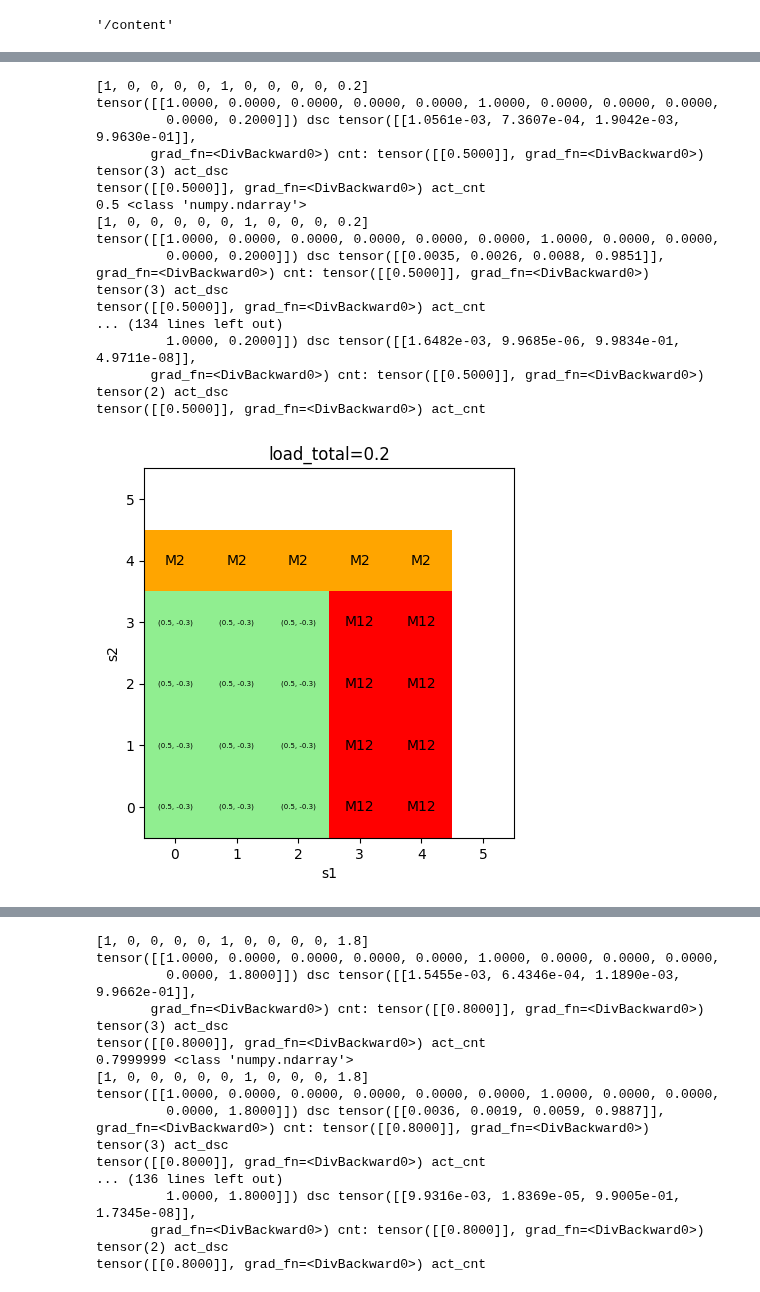
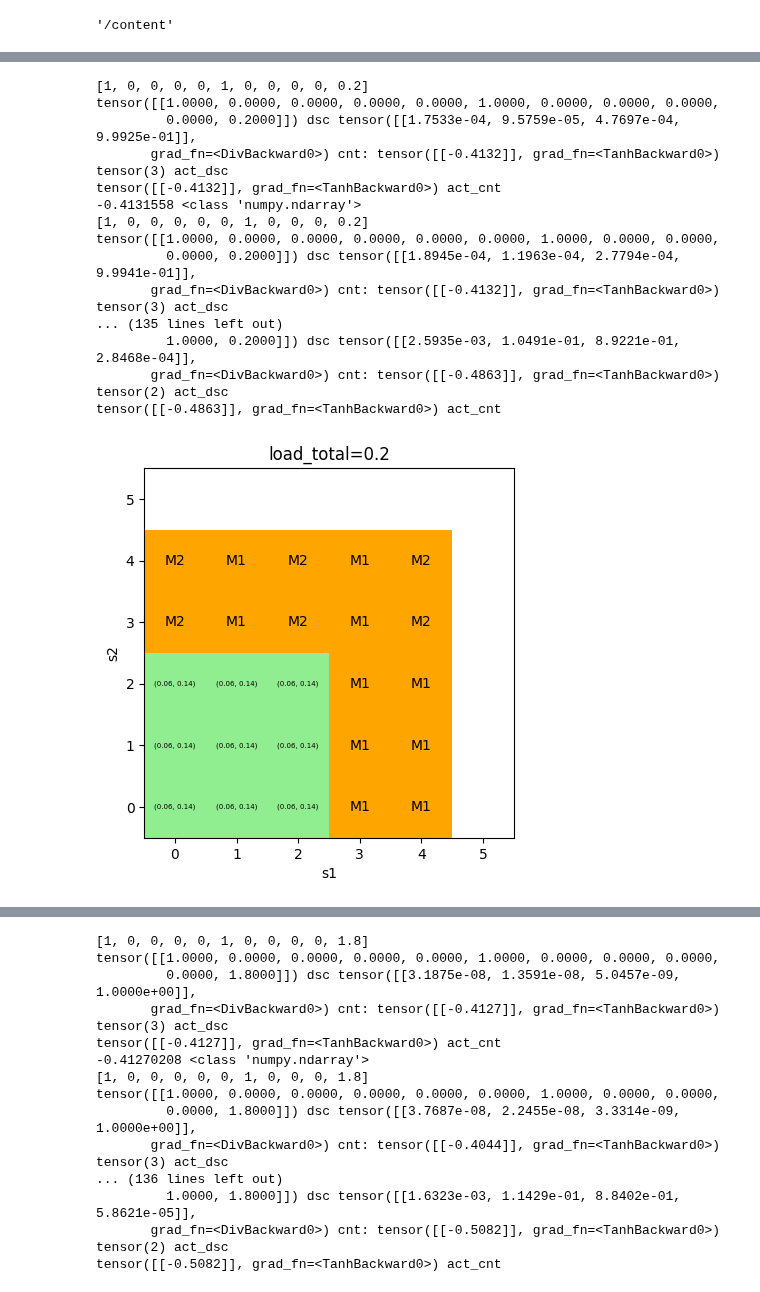
Before and after one commit to AbeTetsuyaR/AbePPO, a Jupyter notebook: AbePPO0807.ipynb, the cells around one changed output, grey strips where cells are left out. Cells and saved outputs as stored; diff of their text form; code cells hidden in the pictures.

```diff
--- a/AbePPO0807.ipynb
+++ b/AbePPO0807.ipynb
@@ -145,8 +145,12 @@ class Environment:
 
 
 
-    def operation(self, replacements, load1):
+    def operation(self, replacements, load_rate):
         reward = 0
+        #print(load_rate)
+        load_max=min(self.load_total,1)
+        load_min=max(self.load_total -1,0)
+        load1=load_min + (load_max-load_min)*load_rate
 
         speeds=[load1,0]
         #生産速度の調整
@@ -163,8 +167,8 @@ class Environment:
         if replacements==[1,1]: #稼働継続
           # パラメータの設定
           scales=[0,0]
-          shape0 = 0.69  # ガンマ分布のパラメータ v1 用 0.69
-          shape1 = 0.69  # ガンマ分布のパラメータ v2 用
+          shape0 = 0.69*100  # ガンマ分布のパラメータ v1 用 0.69 100倍にしてみる
+          shape1 = 0.69*100  # ガンマ分布のパラメータ v2 用
           tau = 0.5  # ケンドールの順位相関係数
 
           theta = 1 / (1 - tau)
@@ -188,6 +192,8 @@ class Environment:
           #尺度パラメータ計算
           for i in range(self.n_units):
             scales[i]=6.491*(speeds[i]**2)+0.726
+            scales[i]=scales[i]/100 #1/100倍にしてみる
+
 
           # 一様分布から独立にサンプリング
           u = uniform.rvs(size=1)
@@ -462,11 +468,12 @@ class ActorNetwork(nn.Module):
         #連続行動の分布
         mean = self.mean(x3)
         #mean = self.softmax(mean)
-        mean = self.Tanh(mean)/2+0.5#[0,1]に補正
+        #mean = self.Tanh(mean)/2+0.5#[0,1]に補正
+        mean = self.Tanh(mean)
 
-        load_max=min(state[0,-1].item(),1)
-        load_min=max(state[0,-1].item() -1,0)
-        mean=load_min + (load_max-load_min)*mean
+        #load_max=min(state[0,-1].item(),1) #operationへ移動
+        #load_min=max(state[0,-1].item() -1,0)
+        #mean=load_min + (load_max-load_min)*mean
 
         #mean = mean.masked_fill(second_mask, -1) #セカンドマスク
 
@@ -499,13 +506,13 @@ class ActorNetwork(nn.Module):
 
         alpha = ((1 - mean_clamped) / variance_clamped - 1 / mean_clamped) * (mean_clamped ** 2)
         beta = alpha * (1 / mean_clamped - 1)
-
+        #print("After:", mean)
         # これらの値が正であることを保証
         alpha = torch.max(alpha, torch.tensor(epsilon))
         beta = torch.max(beta, torch.tensor(epsilon))
 
-        #dist_cnt = torch.distributions.Normal(loc=mean, scale=std) #1次元化のため
-        dist_cnt = torch.distributions.Beta(alpha, beta) #ベータ分布にしてみる
+        dist_cnt = torch.distributions.Normal(loc=mean, scale=std) #1次元化のため
+        #dist_cnt = torch.distributions.Beta(alpha, beta) #ベータ分布にしてみる
         #print(state[0,-1].item(),mean)
 
 
@@ -745,7 +752,7 @@ agent = Agent(n_units=n_units,
               n_epochs=n_epochs)
 env = Environment()
 # %%
-num_episode = 16*2*32 #4*16*2で30分
+num_episode = 8*16*2 #8*16*4で90分
 best_reward = -np.inf
 episode_reward_history = []
 avg_cost = 0
@@ -774,11 +781,11 @@ for episode in range(num_episode):
         elif sum(act_dsc_list) == 0:
             three_action += 1
         act_cnt_np = act_cnt.squeeze().cpu().numpy().copy()
-        act_cnt_np = act_cnt_np * 0.5 + 0.5
+        act_cnt_np = act_cnt_np * 0.5 + 0.5 #補正
         #print(act_dsc_list,act_cnt_np)
         reward, level_ohe_next, load_total_next= env.operation(act_dsc_list,act_cnt_np)
 
-        episode_reward = episode_reward*0.99 + reward
+        episode_reward = episode_reward + reward
         #penalty_action += flag
         #if remain_interval > remain_interval_next:
             #operation_time += (remain_interval+1)/2*interval - (remain_interval_next+1)/2*interval
@@ -917,8 +924,12 @@ def plot_action(ax, center_x, center_y, act_dsc, act_cnt, load_total):
         ax.text(center_x,center_y,f'M2',ha='center', va='center')
     else: #稼働継続
         print(act_cnt, type(act_cnt))
+        act_cnt = act_cnt * 0.5 + 0.5
         #ax.text(center_x, center_y,f'{(round(act_cnt[0],2),round(1-act_cnt[0],2))}',ha='center', va='center',fontsize=5)
-        ax.text(center_x, center_y, f'{(round(float(act_cnt), 3), round(load_total - float(act_cnt), 3))}', ha='center', va='center', fontsize=5)
+        load_max=min(load_total,1)
+        load_min=max(load_total -1,0)
+        load1=load_min + (load_max-load_min)*act_cnt
+        ax.text(center_x, center_y, f'{(round(float(load1), 2), round(load_total - float(load1), 2))}', ha='center', va='center', fontsize=5)
 
 
 
@@ -934,6 +945,7 @@ def optimal_policy(s1,load_total):
             act_dsc = act_dsc.item()
             act_cnt = act_cnt.squeeze().cpu().detach().numpy().copy()
             #print(act_dsc,act_cnt)
+
             plot_action(ax, s2, s3, act_dsc, act_cnt, load_total)
     ax.set_xlim(-0.5,x+0.5)
     ax.set_ylim(-0.5,x+0.5)
@@ -961,42 +973,42 @@ optimal_policy(s1=0,load_total=1.8)
 #optimal_policy(s1=2,m1=0,m2=0,m3=0,b=-1,d=0,t=1)
 #optimal_policy(s1=3,m1=0,m2=0,m3=0,b=-1,d=0,t=1)
 #optimal_policy(s1=4,m1=0,m2=0,m3=0,b=-1,d=-1,t=0.3)
 #optimal_policy(s1=0,m1=0,m2=0,m3=0,b=-1,d=-1,t=0.3)
 #optimal_policy(s1=1,m1=0,m2=0,m3=0,b=-1,d=-1,t=0.3)
 #optimal_policy(s1=2,m1=0,m2=0,m3=0,b=-1,d=-1,t=0.3)
 #optimal_policy(s1=3,m1=0,m2=0,m3=0,b=-1,d=-1,t=0.3)
 #optimal_policy(s1=4,m1=0,m2=0,m3=0,b=-1,d=-1,t=0.3)
 s1 = 4
 s2 = 4
 s3 = 4
 m1 = 0
 m2 = 0
 m3 = 0
 inventory = 0
 #demand = 0
 remain_interval = 1
 #level_ohe, mstatus_ohe = one_hot_encoding(levels=[s1,s2,s3],maintenance_status=[m1,m2,m3])
 #state = level_ohe + mstatus_ohe + list([inventory,demand,remain_interval])
 #act_dsc, act_cnt, log_prob, val = agent.choose_action_max_prob(state)
 #act_dsc = act_dsc.item()
 #act_dsc
 # %% [output]
 [1, 0, 0, 0, 0, 1, 0, 0, 0, 0, 0.2]
 tensor([[1.0000, 0.0000, 0.0000, 0.0000, 0.0000, 1.0000, 0.0000, 0.0000, 0.0000,
-         0.0000, 0.2000]]) dsc tensor([[1.0561e-03, 7.3607e-04, 1.9042e-03, 9.9630e-01]],
-       grad_fn=<DivBackward0>) cnt: tensor([[0.5000]], grad_fn=<DivBackward0>)
+         0.0000, 0.2000]]) dsc tensor([[1.7533e-04, 9.5759e-05, 4.7697e-04, 9.9925e-01]],
+       grad_fn=<DivBackward0>) cnt: tensor([[-0.4132]], grad_fn=<TanhBackward0>)
 tensor(3) act_dsc
-tensor([[0.5000]], grad_fn=<DivBackward0>) act_cnt
-0.5 <class 'numpy.ndarray'>
+tensor([[-0.4132]], grad_fn=<TanhBackward0>) act_cnt
+-0.4131558 <class 'numpy.ndarray'>
 [1, 0, 0, 0, 0, 0, 1, 0, 0, 0, 0.2]
 tensor([[1.0000, 0.0000, 0.0000, 0.0000, 0.0000, 0.0000, 1.0000, 0.0000, 0.0000,
-         0.0000, 0.2000]]) dsc tensor([[0.0035, 0.0026, 0.0088, 0.9851]], grad_fn=<DivBackward0>) cnt: tensor([[0.5000]], grad_fn=<DivBackward0>)
+         0.0000, 0.2000]]) dsc tensor([[1.8945e-04, 1.1963e-04, 2.7794e-04, 9.9941e-01]],
+       grad_fn=<DivBackward0>) cnt: tensor([[-0.4132]], grad_fn=<TanhBackward0>)
 tensor(3) act_dsc
-tensor([[0.5000]], grad_fn=<DivBackward0>) act_cnt
-... (134 lines left out)
-         1.0000, 0.2000]]) dsc tensor([[1.6482e-03, 9.9685e-06, 9.9834e-01, 4.9711e-08]],
-       grad_fn=<DivBackward0>) cnt: tensor([[0.5000]], grad_fn=<DivBackward0>)
+... (135 lines left out)
+         1.0000, 0.2000]]) dsc tensor([[2.5935e-03, 1.0491e-01, 8.9221e-01, 2.8468e-04]],
+       grad_fn=<DivBackward0>) cnt: tensor([[-0.4863]], grad_fn=<TanhBackward0>)
 tensor(2) act_dsc
-tensor([[0.5000]], grad_fn=<DivBackward0>) act_cnt
+tensor([[-0.4863]], grad_fn=<TanhBackward0>) act_cnt
-[figure, old version]
+[figure, new version]
 [1, 0, 0, 0, 0, 1, 0, 0, 0, 0, 1]
@@ -1020,17 +1032,17 @@ tensor([[0.5000]], grad_fn=<DivBackward0>) act_cnt
 [1, 0, 0, 0, 0, 1, 0, 0, 0, 0, 1.8]
 tensor([[1.0000, 0.0000, 0.0000, 0.0000, 0.0000, 1.0000, 0.0000, 0.0000, 0.0000,
-         0.0000, 1.8000]]) dsc tensor([[1.5455e-03, 6.4346e-04, 1.1890e-03, 9.9662e-01]],
-       grad_fn=<DivBackward0>) cnt: tensor([[0.8000]], grad_fn=<DivBackward0>)
+         0.0000, 1.8000]]) dsc tensor([[3.1875e-08, 1.3591e-08, 5.0457e-09, 1.0000e+00]],
+       grad_fn=<DivBackward0>) cnt: tensor([[-0.4127]], grad_fn=<TanhBackward0>)
 tensor(3) act_dsc
-tensor([[0.8000]], grad_fn=<DivBackward0>) act_cnt
-0.7999999 <class 'numpy.ndarray'>
+tensor([[-0.4127]], grad_fn=<TanhBackward0>) act_cnt
+-0.41270208 <class 'numpy.ndarray'>
 [1, 0, 0, 0, 0, 0, 1, 0, 0, 0, 1.8]
 tensor([[1.0000, 0.0000, 0.0000, 0.0000, 0.0000, 0.0000, 1.0000, 0.0000, 0.0000,
-         0.0000, 1.8000]]) dsc tensor([[0.0036, 0.0019, 0.0059, 0.9887]], grad_fn=<DivBackward0>) cnt: tensor([[0.8000]], grad_fn=<DivBackward0>)
+         0.0000, 1.8000]]) dsc tensor([[3.7687e-08, 2.2455e-08, 3.3314e-09, 1.0000e+00]],
+       grad_fn=<DivBackward0>) cnt: tensor([[-0.4044]], grad_fn=<TanhBackward0>)
 tensor(3) act_dsc
-tensor([[0.8000]], grad_fn=<DivBackward0>) act_cnt
 ... (136 lines left out)
-         1.0000, 1.8000]]) dsc tensor([[9.9316e-03, 1.8369e-05, 9.9005e-01, 1.7345e-08]],
-       grad_fn=<DivBackward0>) cnt: tensor([[0.8000]], grad_fn=<DivBackward0>)
+         1.0000, 1.8000]]) dsc tensor([[1.6323e-03, 1.1429e-01, 8.8402e-01, 5.8621e-05]],
+       grad_fn=<DivBackward0>) cnt: tensor([[-0.5082]], grad_fn=<TanhBackward0>)
 tensor(2) act_dsc
-tensor([[0.8000]], grad_fn=<DivBackward0>) act_cnt
+tensor([[-0.5082]], grad_fn=<TanhBackward0>) act_cnt
```
Also changed, not shown: parts of 3 cells of this notebook.
